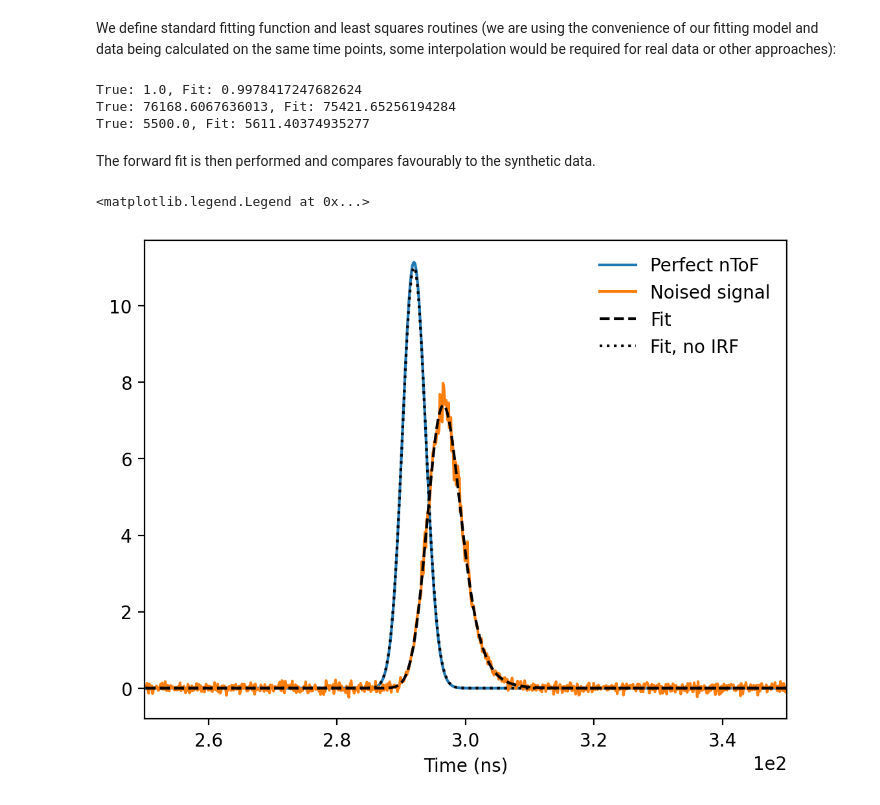
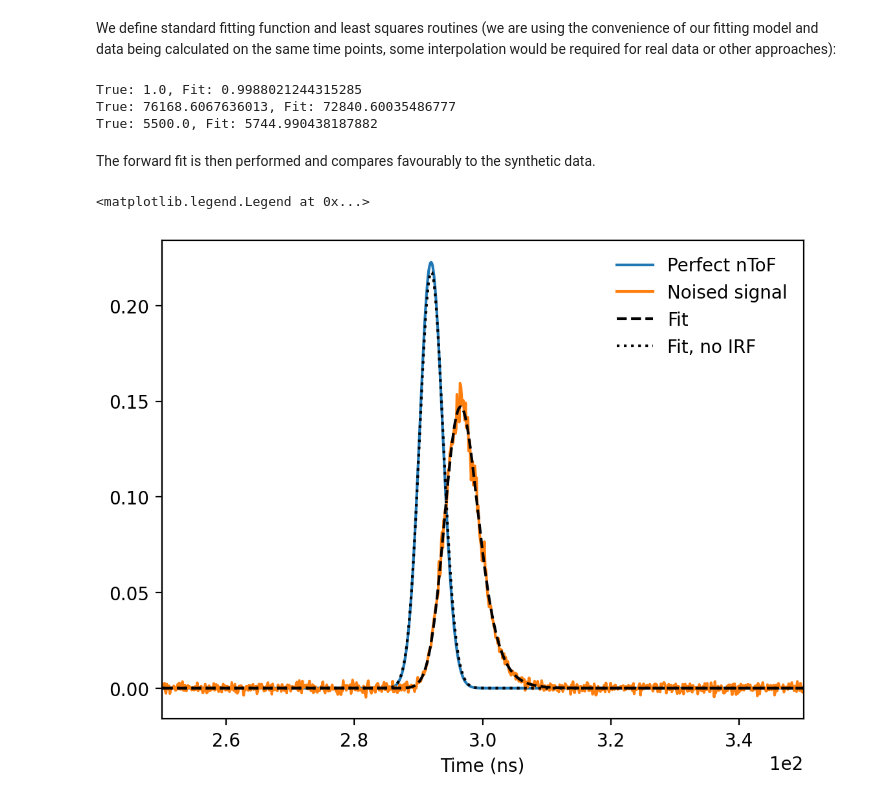
Before and after one commit to aidancrilly/NeSST, a Jupyter notebook: example/NeSST Guide.ipynb, the cells around one changed output. Drawn from its saved outputs; the diff is of its cells as text; code cells hidden in the pictures.

```diff
--- a/example/NeSST Guide.ipynb
+++ b/example/NeSST Guide.ipynb
@@ -117,7 +114,7 @@ Below is a comparison of all the models in NeSST
 # %%
 plt.figure(dpi=200)
 
-E_TT = np.linspace(0.0, 12e6, 300)
+E_TT = E_pspec[E_pspec < 12e6]  # TT spectrum only up to 12 MeV
 
 for model in nst.spectral_model.TT_model.available_spectrum_models:
     dNdE_TT_model = Y_TT*nst.dNdE_TT(E_TT,Tion,model=model)
@@ -727,28 +724,28 @@ bounds  = [(0.0,np.inf),(-1.0e6,1.0e6),(0.5e3,40.0e3)] # amp,mean_shift,Tapp
 soln_fit = fit_maximum_a_posterior(t_det,noised_signal,DT_peak_fit,DT_ntof_fit_range,initial,params,absolute_ntof_err,relative_ntof_err,bounds)
 
 true_values = [1.0,dEmean,Tapp]
-tolerances = [0.1,0.2e4,0.25e3]
+tolerances = [0.1,0.5e4,0.25e3]
 for i in range(len(true_values)):
     print("True: {}, Fit: {}".format(true_values[i],soln_fit.x[i]))
     assert np.isclose(true_values[i],soln_fit.x[i],atol=tolerances[i])
 # %% [output]
-True: 1.0, Fit: 0.9978417247682624
-True: 76168.6067636013, Fit: 75421.65256194284
-True: 5500.0, Fit: 5611.40374935277
+True: 1.0, Fit: 0.9988021244315285
+True: 76168.6067636013, Fit: 72840.60035486777
+True: 5500.0, Fit: 5744.990438187882
 # %% [markdown]
 The forward fit is then performed and compares favourably to the synthetic data.
 # %%
 plt.figure(dpi=200)
 
-plt.plot(t_det/1e-9,perfect_signal,label='Perfect nToF')
-plt.plot(t_det/1e-9,noised_signal,label='Noised signal')
+plt.plot(t_det/1e-9,perfect_signal/1e9,label='Perfect nToF')
+plt.plot(t_det/1e-9,noised_signal/1e9,label='Noised signal')
 
-plt.plot(t_det/1e-9,DT_peak_fit(t_det,*soln_fit.x,*params),'k--',label='Fit')
-plt.plot(t_det/1e-9,DT_peak_fit(t_det,*soln_fit.x,*params,apply_IRF=False),'k:',label='Fit, no IRF')
+plt.plot(t_det/1e-9,DT_peak_fit(t_det,*soln_fit.x,*params)/1e9,'k--',label='Fit')
+plt.plot(t_det/1e-9,DT_peak_fit(t_det,*soln_fit.x,*params,apply_IRF=False)/1e9,'k:',label='Fit, no IRF')
 
 plt.xlim(250,350)
 plt.xlabel("Time (ns)")
 plt.legend(frameon=False)
 # %% [output]
 <matplotlib.legend.Legend at 0x...>
-[figure, old version]
+[figure, new version]
```
Also changed, not shown: parts of 11 cells of this notebook, 3 other files.
